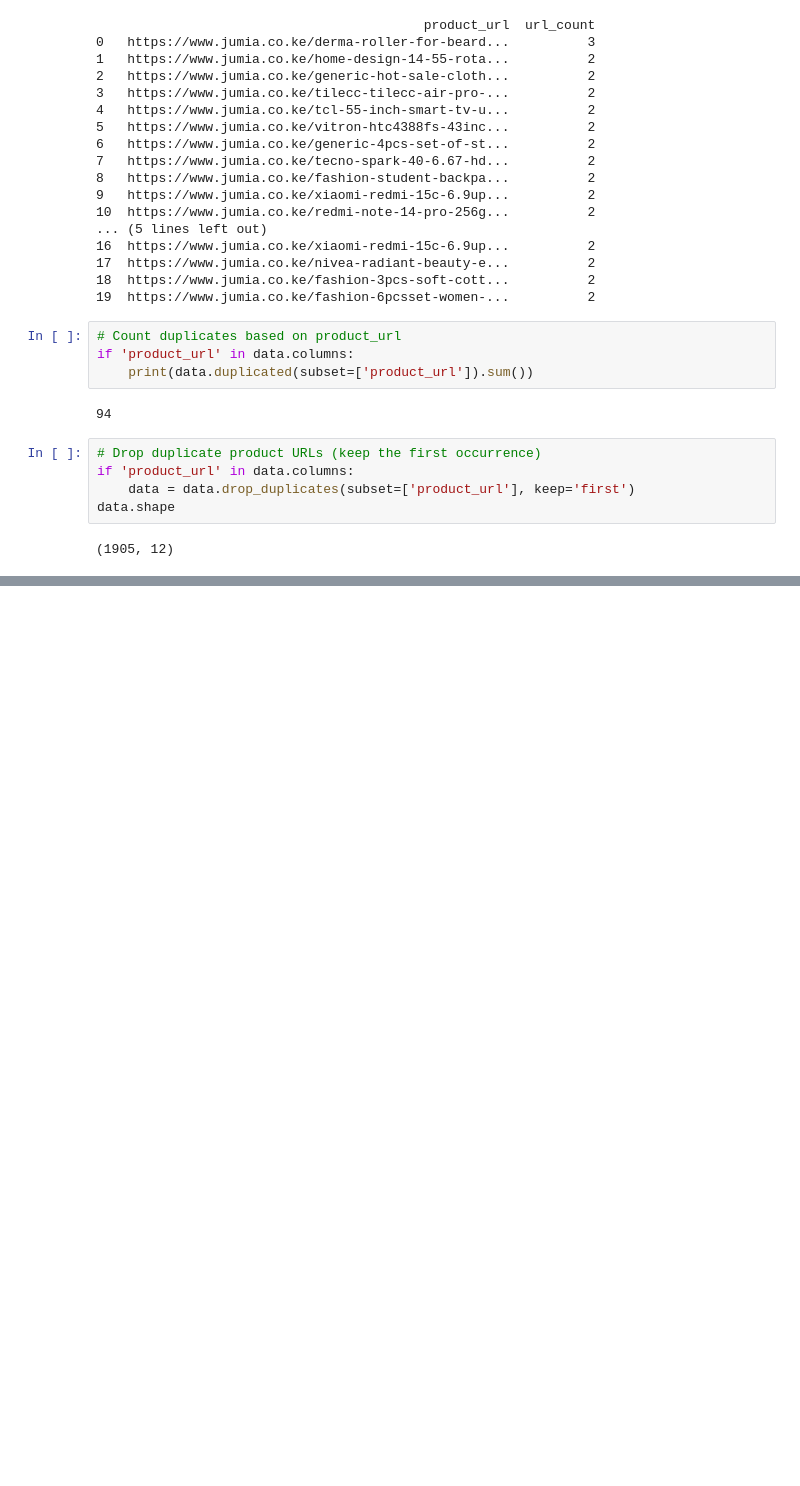
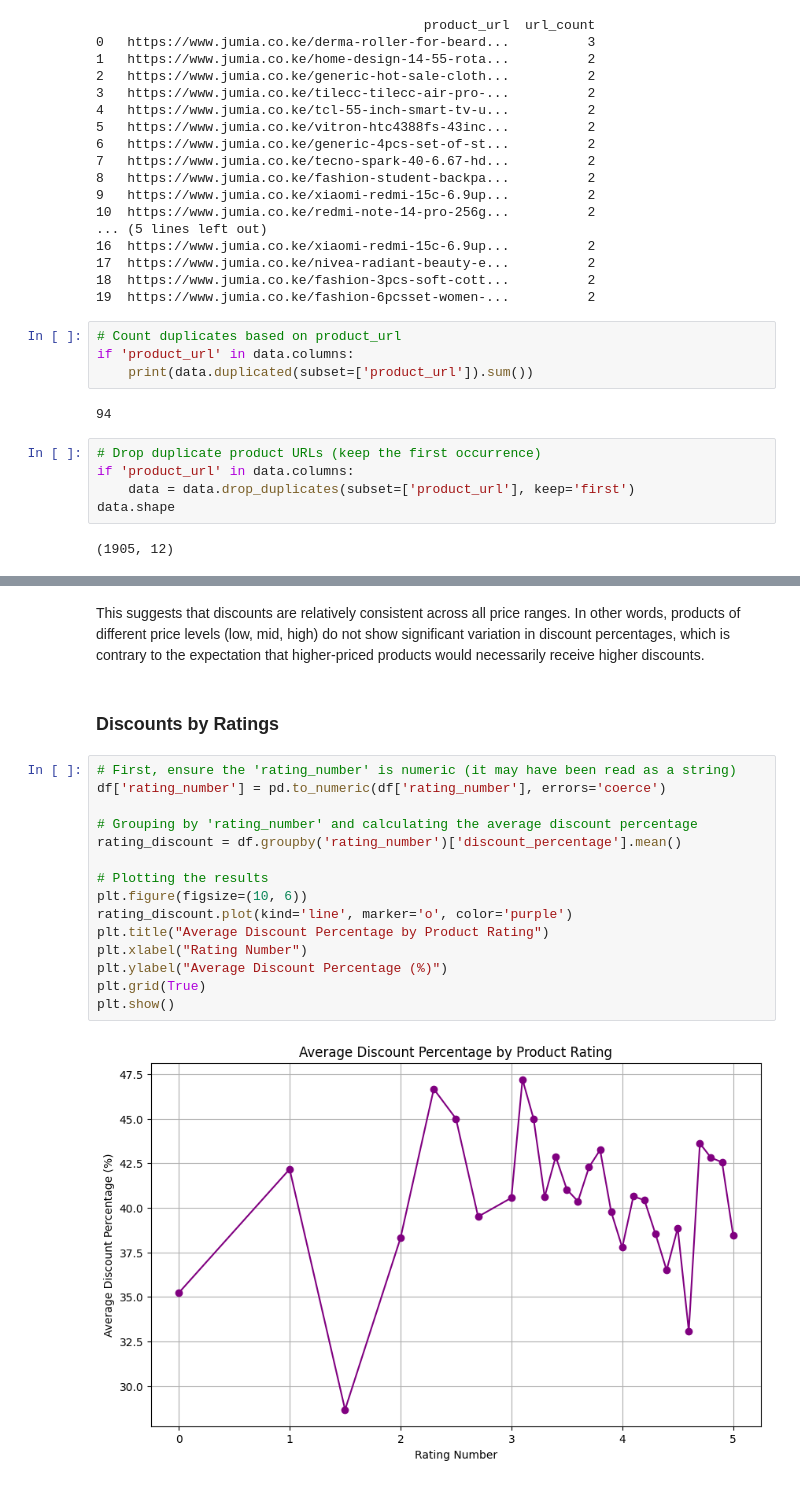
Before and after one commit to RWKarimi/E-commerce-pricing-tool, a Jupyter notebook: E_commerce_project.ipynb, the cells around one changed output, grey strips where cells are left out. Drawn from its saved outputs; the diff is of its cells as text; blank space fills up the shorter version.

```diff
--- a/E_commerce_project.ipynb
+++ b/E_commerce_project.ipynb
@@ -238,0 +335,21 @@ data.head()
+# %% [markdown]
+This suggests that discounts are relatively consistent across all price ranges. In other words, products of different price levels (low, mid, high) do not show significant variation in discount percentages, which is contrary to the expectation that higher-priced products would necessarily receive higher discounts.
+# %% [markdown]
+### Discounts by Ratings
+# %%
+# First, ensure the 'rating_number' is numeric (it may have been read as a string)
+df['rating_number'] = pd.to_numeric(df['rating_number'], errors='coerce')
+
+# Grouping by 'rating_number' and calculating the average discount percentage
+rating_discount = df.groupby('rating_number')['discount_percentage'].mean()
+
+# Plotting the results
+plt.figure(figsize=(10, 6))
+rating_discount.plot(kind='line', marker='o', color='purple')
+plt.title("Average Discount Percentage by Product Rating")
+plt.xlabel("Rating Number")
+plt.ylabel("Average Discount Percentage (%)")
+plt.grid(True)
+plt.show()
+# %% [output]
+[figure, added]
```
Also changed, not shown: parts of 18 cells of this notebook.
